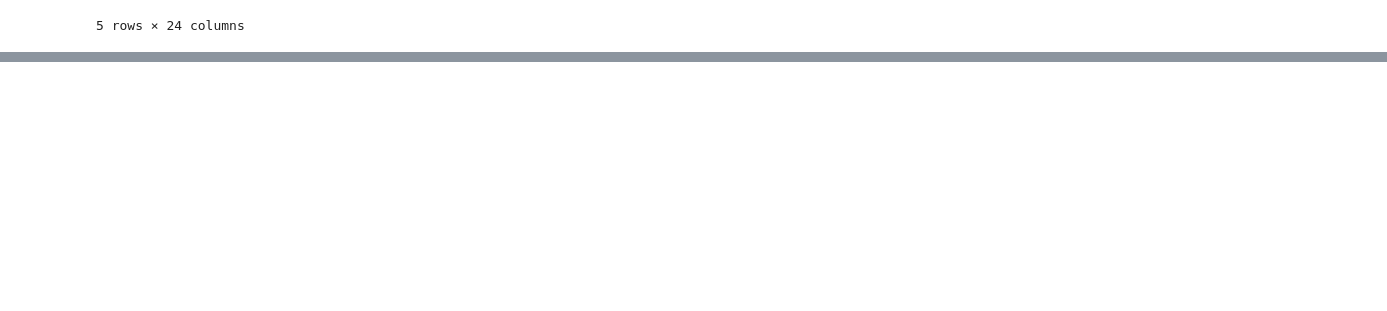
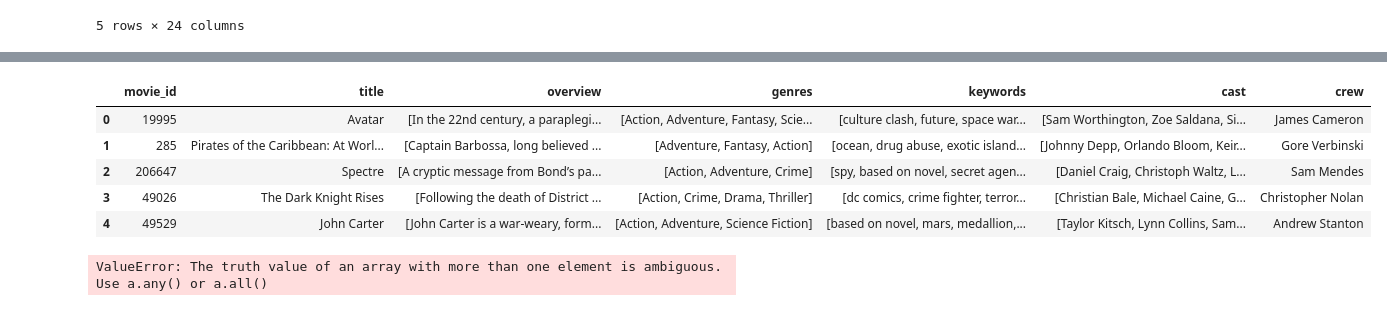
Before and after one commit to pdeleonsoria/Knearest, a Jupyter notebook: src/explore.ipynb, the cells around one changed output, grey strips where cells are left out. Drawn from its saved outputs; the diff is of its cells as text; code cells hidden in the pictures; blank space fills up the shorter version.

```diff
--- a/src/explore.ipynb
+++ b/src/explore.ipynb
@@ -61,0 +71,31 @@ peliculas_df_final= peliculas_df[["movie_id", "title", "overview", "genres", "ke
+# %%
+peliculas_df_final = peliculas_df_final.loc[:, ~peliculas_df_final.columns.duplicated()]
+peliculas_df_final.head()
+# %% [output]
+|  | movie_id | title | overview | genres | keywords | cast | crew |
+| 0 | 19995 | Avatar | [In the 22nd century, a paraplegi... | [Action, Adventure, Fantasy, Scie... | [culture clash, future, space war... | [Sam Worthington, Zoe Saldana, Si... | James Cameron |
+| 1 | 285 | Pirates of the Caribbean: At Worl... | [Captain Barbossa, long believed ... | [Adventure, Fantasy, Action] | [ocean, drug abuse, exotic island... | [Johnny Depp, Orlando Bloom, Keir... | Gore Verbinski |
+| 2 | 206647 | Spectre | [A cryptic message from Bond’s pa... | [Action, Adventure, Crime] | [spy, based on novel, secret agen... | [Daniel Craig, Christoph Waltz, L... | Sam Mendes |
+| 3 | 49026 | The Dark Knight Rises | [Following the death of District ... | [Action, Crime, Drama, Thriller] | [dc comics, crime fighter, terror... | [Christian Bale, Michael Caine, G... | Christopher Nolan |
+| 4 | 49529 | John Carter | [John Carter is a war-weary, form... | [Action, Adventure, Science Fiction] | [based on novel, mars, medallion,... | [Taylor Kitsch, Lynn Collins, Sam... | Andrew Stanton |
+# %%
+#LIMPIEZA DE DATOS Y TRATAMIENTO JSON
+
+def load_json_safe(json_str, default_value = None):
+    try:
+        return json.loads(json_str)
+    except (TypeError, json.JSONDecodeError):
+        return default_value
+
+peliculas_df_final["genres"] = peliculas_df_final["genres"].apply(lambda x: [item["name"] for item in json.loads(x)] if pd.notna(x) else None)
+peliculas_df_final["keywords"] = peliculas_df_final["keywords"].apply(lambda x: [item["name"] for item in json.loads(x)] if pd.notna(x) else None)
+
+peliculas_df_final["cast"] = peliculas_df_final["cast"].apply(lambda x: [item["name"] for item in json.loads(x)][:3] if pd.notna(x) else None)
+
+peliculas_df_final["crew"] = peliculas_df_final["crew"].apply(lambda x: " ".join([crew_member['name'] for crew_member in load_json_safe(x) if crew_member['job'] == 'Director']))
+
+peliculas_df_final["overview"] = peliculas_df_final["overview"].apply(lambda x: [x])
+
+peliculas_df_final.head()
+# %% [output]
+ValueError: The truth value of an array with more than one element is ambiguous. Use a.any() or a.all()
```
Also changed, not shown: parts of 6 cells of this notebook, 1 other file.
